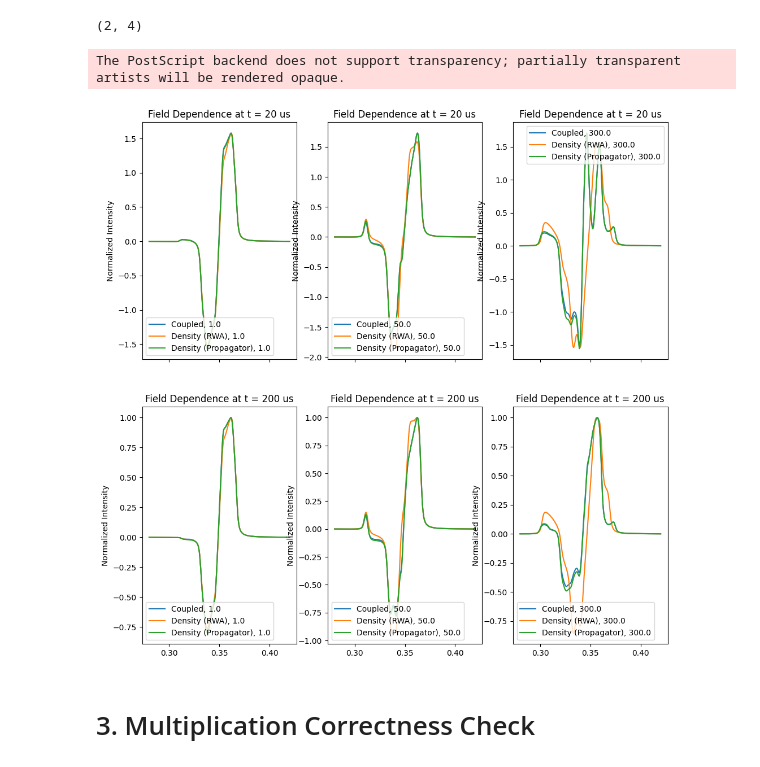
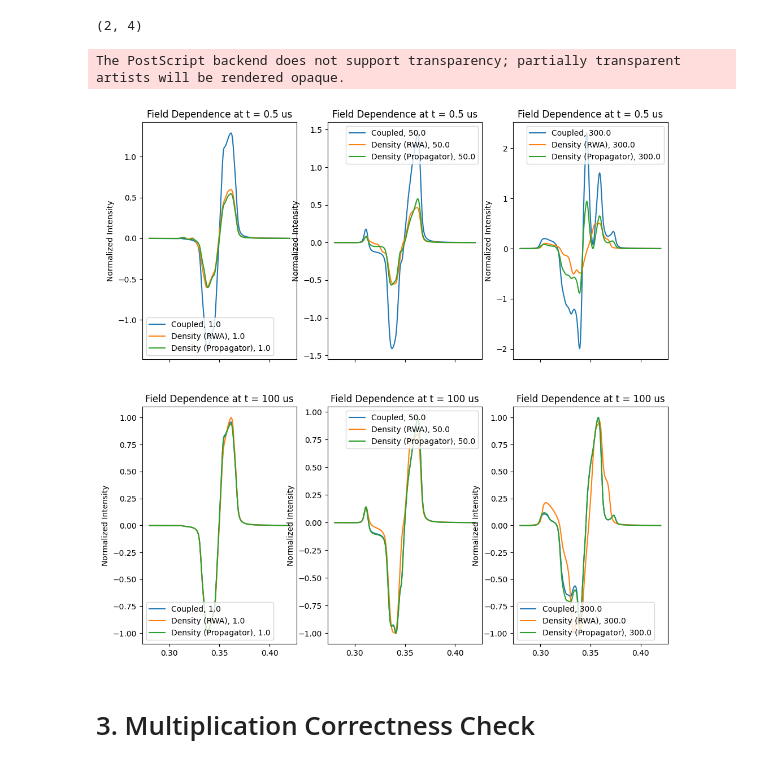
Before and after one commit to ArkadySamsonenkoWork/MarS, a Jupyter notebook: examples/article_examples/example_article_relaxation_2/example.ipynb, the cells around one changed output. Saved outputs shown, nothing was run; the diff lists cells and outputs as text; code cells hidden in the pictures.

```diff
--- a/examples/article_examples/example_article_relaxation_2/example.ipynb
+++ b/examples/article_examples/example_article_relaxation_2/example.ipynb
@@ -362,6 +422,6 @@ KeyboardInterrupt:
 # %%
-slice_times = [1e-6, 10e-6, 200e-6]
-slice_labels = ["100 us", "10 ms", "100 ms"]
+slice_times = [0.5e-6, 2e-6, 10e-6]
+slice_labels = ["0.5 us", "2 us", "10 us"]
 
 fig2, axes2 = plt.subplots(3, 1, figsize=(8, 12), sharex=True)
 fields_cpu = fields.cpu().numpy()
@@ -398,7 +458,7 @@ J_values = [1e6, 50e6, 300e6]
 ### Short Results
 doublet, triplet, sample_complex = get_samples(300e6)
 creators = get_creators(doublet, triplet, sample_complex)
-res_short = run_simulation(creators, doublet, triplet, sample_complex, 2800, 10e-6)
+res_short = run_simulation(creators, doublet, triplet, sample_complex, 1200, 1e-6)
 
 ### Long Results
 # %% [output]
@@ -426,7 +475,7 @@ results = []
 for J in J_values:
     doublet, triplet, sample_complex = get_samples(J)
     creators = get_creators(doublet, triplet, sample_complex)
-    res = run_simulation(creators, doublet, triplet, sample_complex, 800, 200e-6)
+    res = run_simulation(creators, doublet, triplet, sample_complex, 800, 100e-6)
     results.append(res)
 # %% [output]
 Running simulations...
@@ -449,6 +498,6 @@ Density (Propagator): Normalized by factor 1.8414e+01 at t=9us
 # %%
 print("Normalizing spectra...")
-target_norm_time = 200e-6
+target_norm_time = 100e-6
 for result in results:
     for res in result:
         t_long = res["long"]["time"]
@@ -581,37 +630,37 @@ axes.shape
 # %% [output]
 (2, 4)
 # %%
-slice_times = [10e-6, 200e-6]
-slice_labels = ["20 us", "200 us"]
+slice_times = [0.5e-6, 100e-6]
+slice_labels = ["0.5 us", "100 us"]
 
 fig2, axes = plt.subplots(2, 3, figsize=(12, 12), sharex=True)
 fields_cpu = fields.cpu().numpy()
 
 for i, result in enumerate(results):
     for j, (t_target, t_label) in enumerate(zip(slice_times, slice_labels)):
         ax = axes[j][i]
         ax.set_title(f"Field Dependence at t = {t_label}")
         ax.set_ylabel("Normalized Intensity")
         if j == 2:
             ax.set_xlabel("Magnetic Field (T)")
 
         for spec_num, res in enumerate(result):
             t_arr = res["long"]["time"]
             spec_arr = res["long"]["spectrum"]
             source = "long"
 
             idx = torch.argmin(torch.abs(t_arr - t_target)).item()
 
             slice_data = spec_arr[idx, :].cpu().numpy()
             ax.plot(fields_cpu, slice_data, label=f"{res['name']}, {J_values[i] / 1e6}")
 
         ax.legend(loc='best')
 
 plt.savefig("2d_time_resolved_spectra_silces.eps")
 plt.show()
 # %% [output]
 The PostScript backend does not support transparency; partially transparent artists will be rendered opaque.
-[figure, old version]
+[figure, new version]
 # %% [markdown]
 # 3. Multiplication Correctness Check
 # %%
```
Also changed, not shown: parts of 15 cells of this notebook, 30 other files.
